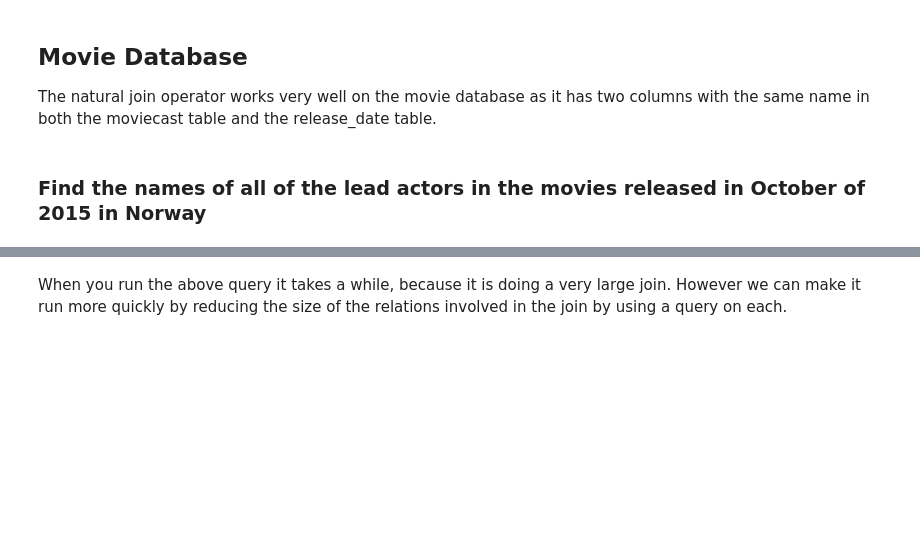
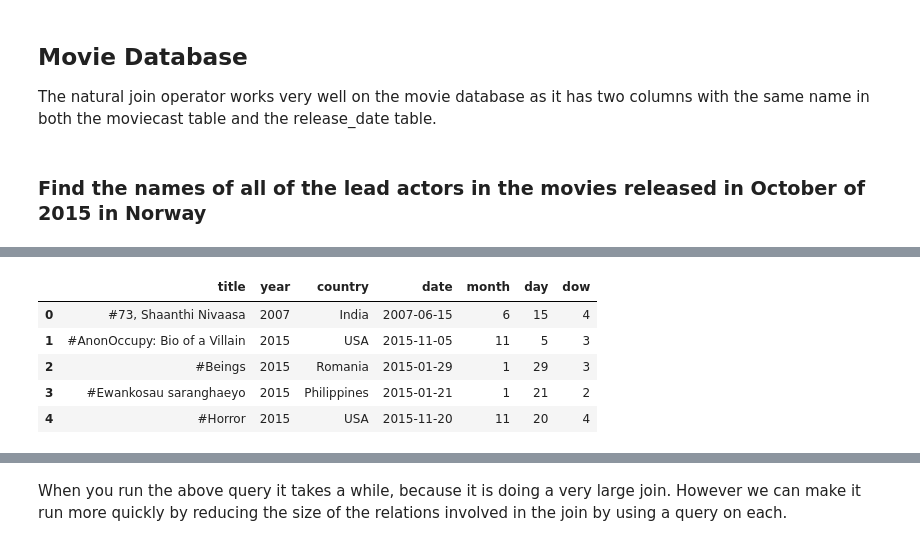
Before and after one commit to LutherCS/dmq-class-pub, a Jupyter notebook: JoiningTables.ipynb, the cells around one changed output, grey strips where cells are left out. Cells and saved outputs as stored; diff of their text form; code cells hidden in the pictures; blank space fills up the shorter version.

```diff
--- a/JoiningTables.ipynb
+++ b/JoiningTables.ipynb
@@ -284,0 +292,9 @@ moviecast.head()
+# %%
+release_date.head()
+# %% [output]
+|  | title | year | country | date | month | day | dow |
+| 0 | #73, Shaanthi Nivaasa | 2007 | India | 2007-06-15 | 6 | 15 | 4 |
+| 1 | #AnonOccupy: Bio of a Villain | 2015 | USA | 2015-11-05 | 11 | 5 | 3 |
+| 2 | #Beings | 2015 | Romania | 2015-01-29 | 1 | 29 | 3 |
+| 3 | #Ewankosau saranghaeyo | 2015 | Philippines | 2015-01-21 | 1 | 21 | 2 |
+| 4 | #Horror | 2015 | USA | 2015-11-20 | 11 | 20 | 4 |
```
Also changed, not shown: parts of 6 cells of this notebook.
